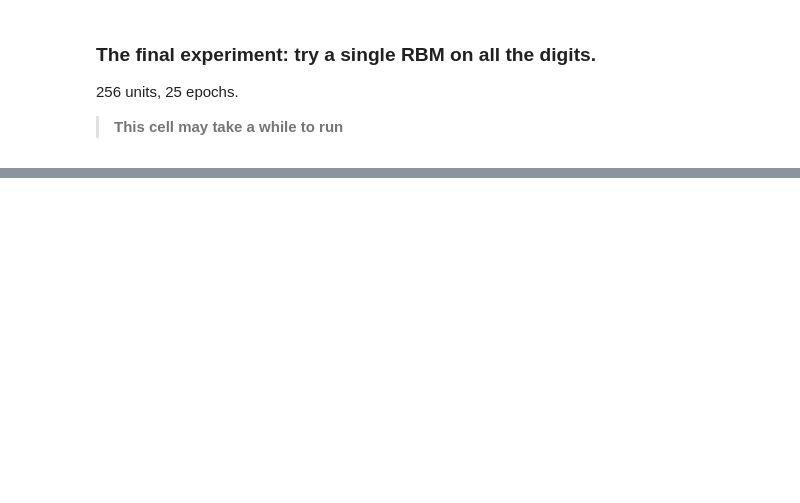
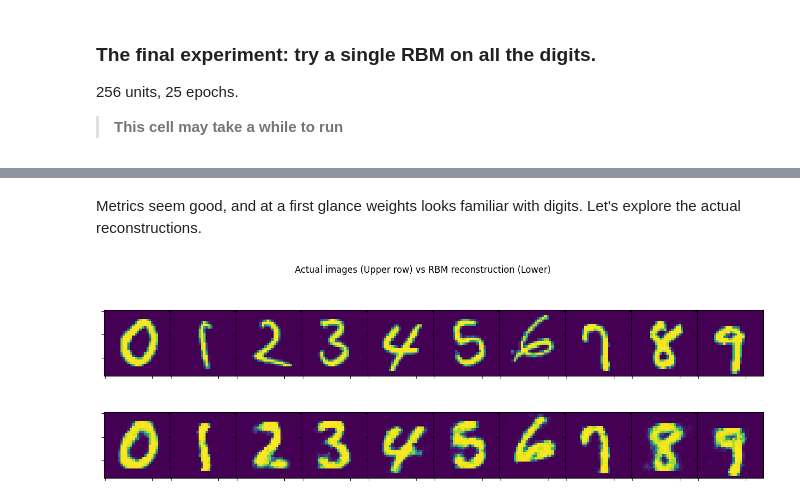
Before and after one commit to vornao/ispr-assignments, a Jupyter notebook: assignment-two/notebook.ipynb, the cells around one changed output, grey strips where cells are left out. Cells and saved outputs as stored; diff of their text form; code cells hidden in the pictures; blank space fills up the shorter version.

```diff
--- a/assignment-two/notebook.ipynb
+++ b/assignment-two/notebook.ipynb
@@ -328,0 +347,27 @@ print(f"> Accuracy: {acc:.2f}, Positive accuracy {rec:.2f}, Structural similarit
+# %% [markdown]
+Metrics seem good, and at a first glance weights looks familiar with digits. Let's explore the actual reconstructions.
+# %%
+# now, for each digit i will take one random sample and try to reconstruct it
+
+fig, axs = plt.subplots(2, 10, figsize=(16, 5))
+fig.suptitle("Actual images (Upper row) vs RBM reconstruction (Lower)")
+
+for i in range(10):
+    # choose a random index
+    index = np.random.randint(0, X_test[y_test == i].shape[0])
+
+    digit = X_test[y_test == i][index]
+    digit_bin = X_test_bin[y_test == i][index]
+    recon = rbm.reconstruct(digit_bin, sample=False)
+    axs[0, i].imshow(digit.reshape(28, 28))
+    axs[1, i].imshow(recon.reshape(28, 28))
+    axs[0, i].set_xticklabels([])
+    axs[0, i].set_yticklabels([])
+    axs[1, i].set_xticklabels([])
+    axs[1, i].set_yticklabels([])
+    axs[0, i].set_aspect('equal')
+    axs[1, i].set_aspect('equal')
+
+plt.subplots_adjust(hspace=0, wspace=0)
+# %% [output]
+[figure, added]
```
Also changed, not shown: parts of 13 cells of this notebook, 1 other file.
